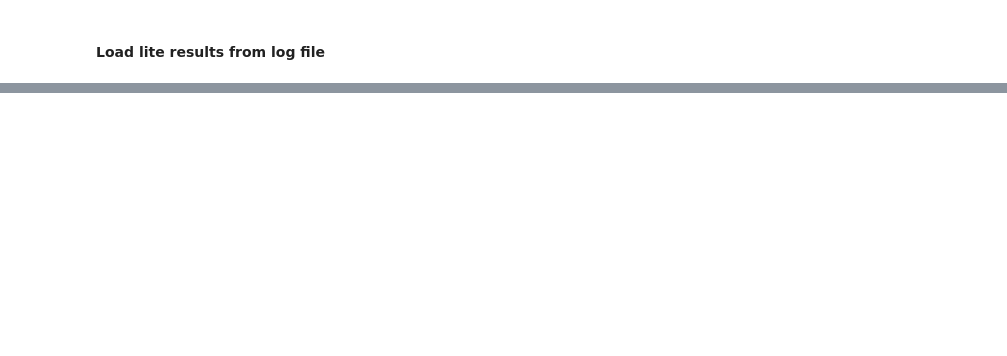
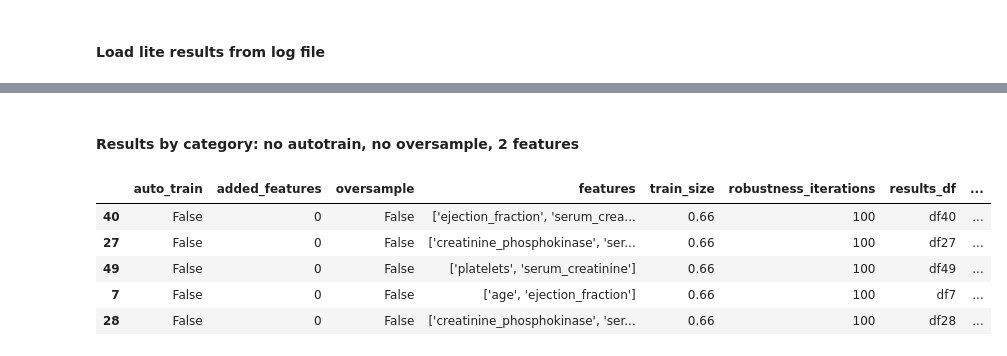
Before and after one commit to demetriomagatti/machine_learning_playground, a Jupyter notebook: heart_failure/analyse_results.ipynb, the cells around one changed output, grey strips where cells are left out. Cells and saved outputs as stored; diff of their text form; code cells hidden in the pictures; blank space fills up the shorter version.

```diff
--- a/heart_failure/analyse_results.ipynb
+++ b/heart_failure/analyse_results.ipynb
@@ -61,0 +54,22 @@ test_log_sorted.head(10)
+# %% [markdown]
+#### Results by category: no autotrain, no oversample, 2 features
+# %%
+query = {
+    'auto_train': False,
+    'oversample': False,
+    'n_features': 2
+}
+query_str = ''
+for key in query.keys():
+    query_str = query_str + f'{key} == @query["{key}"] & '
+query_str = query_str[:-2]
+
+test_log_sorted = test_log.query(query_str).sort_values(by=['recall'],ascending=False).round(3)
+test_log_sorted.head(5)
+# %% [output]
+|  | auto_train | added_features | oversample | features | train_size | robustness_iterations | results_df | ... |
+| 40 | False | 0 | False | ['ejection_fraction', 'serum_crea... | 0.66 | 100 | df40 | ... |
+| 27 | False | 0 | False | ['creatinine_phosphokinase', 'ser... | 0.66 | 100 | df27 | ... |
+| 49 | False | 0 | False | ['platelets', 'serum_creatinine'] | 0.66 | 100 | df49 | ... |
+| 7 | False | 0 | False | ['age', 'ejection_fraction'] | 0.66 | 100 | df7 | ... |
+| 28 | False | 0 | False | ['creatinine_phosphokinase', 'ser... | 0.66 | 100 | df28 | ... |
```
Also changed, not shown: parts of 17 cells of this notebook, 30 other files.
